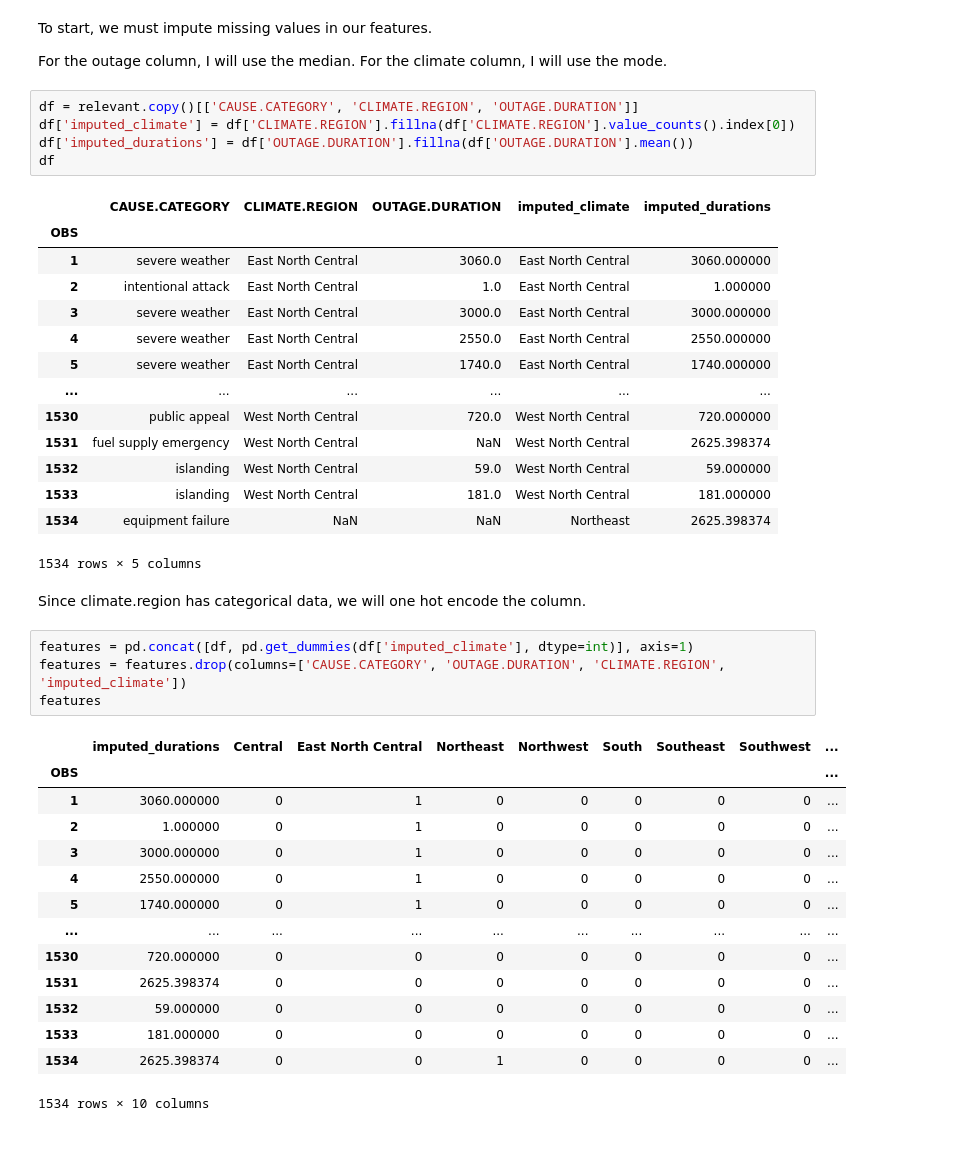
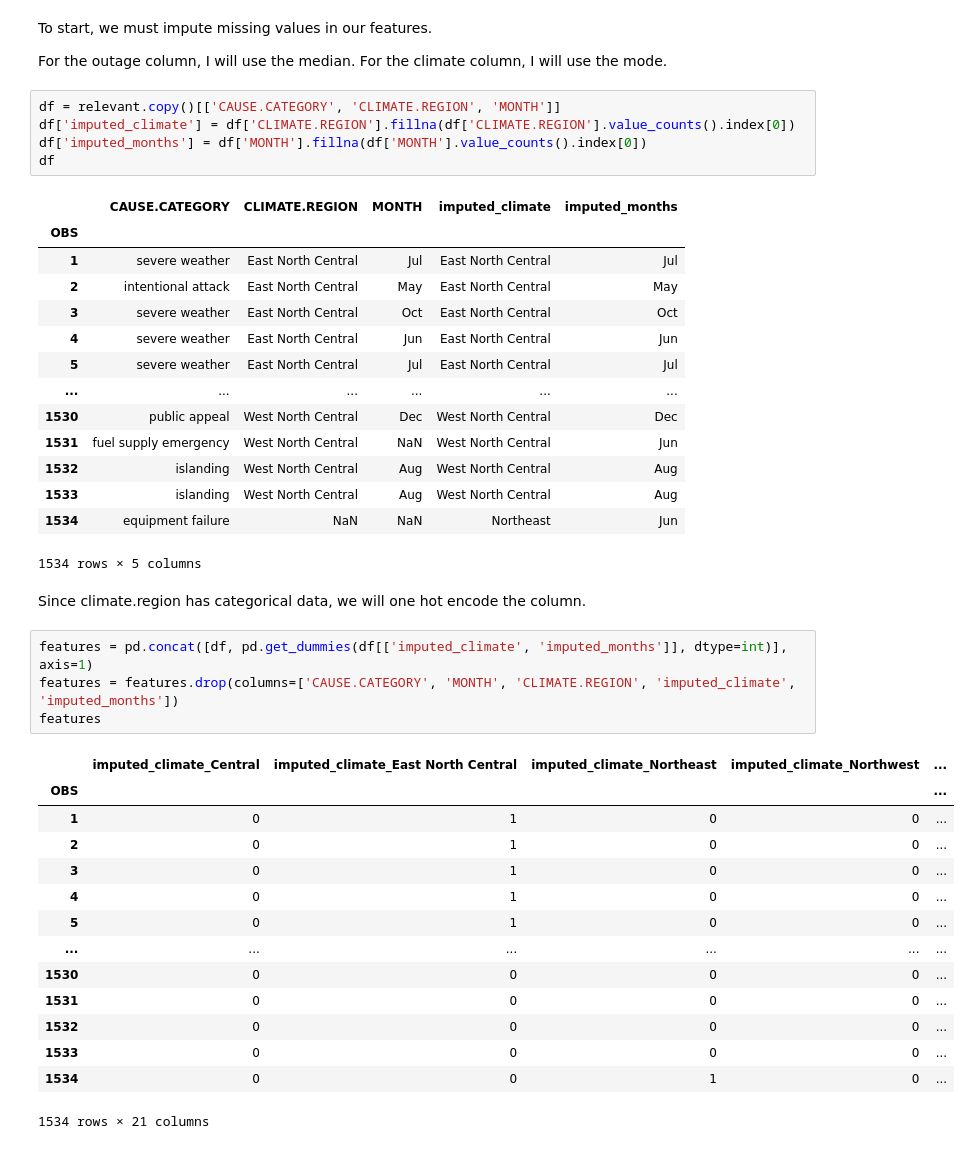
Before and after one commit to ethanlam101/Exploring-Power-Outages, a Jupyter notebook: exploration.ipynb, the cells around one changed output. Drawn from its saved outputs; the diff is of its cells as text.

```diff
--- a/exploration.ipynb
+++ b/exploration.ipynb
@@ -599,46 +612,46 @@ To start, we must impute missing values in our features.
 
 For the outage column, I will use the median. For the climate column, I will use the mode.
 # %%
-df = relevant.copy()[['CAUSE.CATEGORY', 'CLIMATE.REGION', 'OUTAGE.DURATION']]
+df = relevant.copy()[['CAUSE.CATEGORY', 'CLIMATE.REGION', 'MONTH']]
 df['imputed_climate'] = df['CLIMATE.REGION'].fillna(df['CLIMATE.REGION'].value_counts().index[0])
-df['imputed_durations'] = df['OUTAGE.DURATION'].fillna(df['OUTAGE.DURATION'].mean())
+df['imputed_months'] = df['MONTH'].fillna(df['MONTH'].value_counts().index[0])
 df
 # %% [output]
-|  | CAUSE.CATEGORY | CLIMATE.REGION | OUTAGE.DURATION | imputed_climate | imputed_durations |
+|  | CAUSE.CATEGORY | CLIMATE.REGION | MONTH | imputed_climate | imputed_months |
 | OBS |  |  |  |  |  |
-| 1 | severe weather | East North Central | 3060.0 | East North Central | 3060.000000 |
-| 2 | intentional attack | East North Central | 1.0 | East North Central | 1.000000 |
-| 3 | severe weather | East North Central | 3000.0 | East North Central | 3000.000000 |
-| 4 | severe weather | East North Central | 2550.0 | East North Central | 2550.000000 |
-| 5 | severe weather | East North Central | 1740.0 | East North Central | 1740.000000 |
+| 1 | severe weather | East North Central | Jul | East North Central | Jul |
+| 2 | intentional attack | East North Central | May | East North Central | May |
+| 3 | severe weather | East North Central | Oct | East North Central | Oct |
+| 4 | severe weather | East North Central | Jun | East North Central | Jun |
+| 5 | severe weather | East North Central | Jul | East North Central | Jul |
 | ... | ... | ... | ... | ... | ... |
-| 1530 | public appeal | West North Central | 720.0 | West North Central | 720.000000 |
-| 1531 | fuel supply emergency | West North Central | NaN | West North Central | 2625.398374 |
-| 1532 | islanding | West North Central | 59.0 | West North Central | 59.000000 |
-| 1533 | islanding | West North Central | 181.0 | West North Central | 181.000000 |
-| 1534 | equipment failure | NaN | NaN | Northeast | 2625.398374 |
+| 1530 | public appeal | West North Central | Dec | West North Central | Dec |
+| 1531 | fuel supply emergency | West North Central | NaN | West North Central | Jun |
+| 1532 | islanding | West North Central | Aug | West North Central | Aug |
+| 1533 | islanding | West North Central | Aug | West North Central | Aug |
+| 1534 | equipment failure | NaN | NaN | Northeast | Jun |
 1534 rows × 5 columns
 # %% [markdown]
 Since climate.region has categorical data, we will one hot encode the column.
 # %%
-features = pd.concat([df, pd.get_dummies(df['imputed_climate'], dtype=int)], axis=1)
-features = features.drop(columns=['CAUSE.CATEGORY', 'OUTAGE.DURATION', 'CLIMATE.REGION', 'imputed_climate'])
+features = pd.concat([df, pd.get_dummies(df[['imputed_climate', 'imputed_months']], dtype=int)], axis=1)
+features = features.drop(columns=['CAUSE.CATEGORY', 'MONTH', 'CLIMATE.REGION', 'imputed_climate', 'imputed_months'])
 features
 # %% [output]
-|  | imputed_durations | Central | East North Central | Northeast | Northwest | South | Southeast | Southwest | ... |
-| OBS |  |  |  |  |  |  |  |  | ... |
-| 1 | 3060.000000 | 0 | 1 | 0 | 0 | 0 | 0 | 0 | ... |
-| 2 | 1.000000 | 0 | 1 | 0 | 0 | 0 | 0 | 0 | ... |
-| 3 | 3000.000000 | 0 | 1 | 0 | 0 | 0 | 0 | 0 | ... |
-| 4 | 2550.000000 | 0 | 1 | 0 | 0 | 0 | 0 | 0 | ... |
-| 5 | 1740.000000 | 0 | 1 | 0 | 0 | 0 | 0 | 0 | ... |
-| ... | ... | ... | ... | ... | ... | ... | ... | ... | ... |
-| 1530 | 720.000000 | 0 | 0 | 0 | 0 | 0 | 0 | 0 | ... |
-| 1531 | 2625.398374 | 0 | 0 | 0 | 0 | 0 | 0 | 0 | ... |
-| 1532 | 59.000000 | 0 | 0 | 0 | 0 | 0 | 0 | 0 | ... |
-| 1533 | 181.000000 | 0 | 0 | 0 | 0 | 0 | 0 | 0 | ... |
-| 1534 | 2625.398374 | 0 | 0 | 1 | 0 | 0 | 0 | 0 | ... |
+|  | imputed_climate_Central | imputed_climate_East North Central | imputed_climate_Northeast | imputed_climate_Northwest | ... |
+| OBS |  |  |  |  | ... |
+| 1 | 0 | 1 | 0 | 0 | ... |
+| 2 | 0 | 1 | 0 | 0 | ... |
+| 3 | 0 | 1 | 0 | 0 | ... |
+| 4 | 0 | 1 | 0 | 0 | ... |
+| 5 | 0 | 1 | 0 | 0 | ... |
+| ... | ... | ... | ... | ... | ... |
+| 1530 | 0 | 0 | 0 | 0 | ... |
+| 1531 | 0 | 0 | 0 | 0 | ... |
+| 1532 | 0 | 0 | 0 | 0 | ... |
+| 1533 | 0 | 0 | 0 | 0 | ... |
+| 1534 | 0 | 0 | 1 | 0 | ... |
-1534 rows × 10 columns
+1534 rows × 21 columns
 # %%
 X = features
 y = df['CAUSE.CATEGORY']
```
Also changed, not shown: parts of 10 cells of this notebook, 2 other files.
